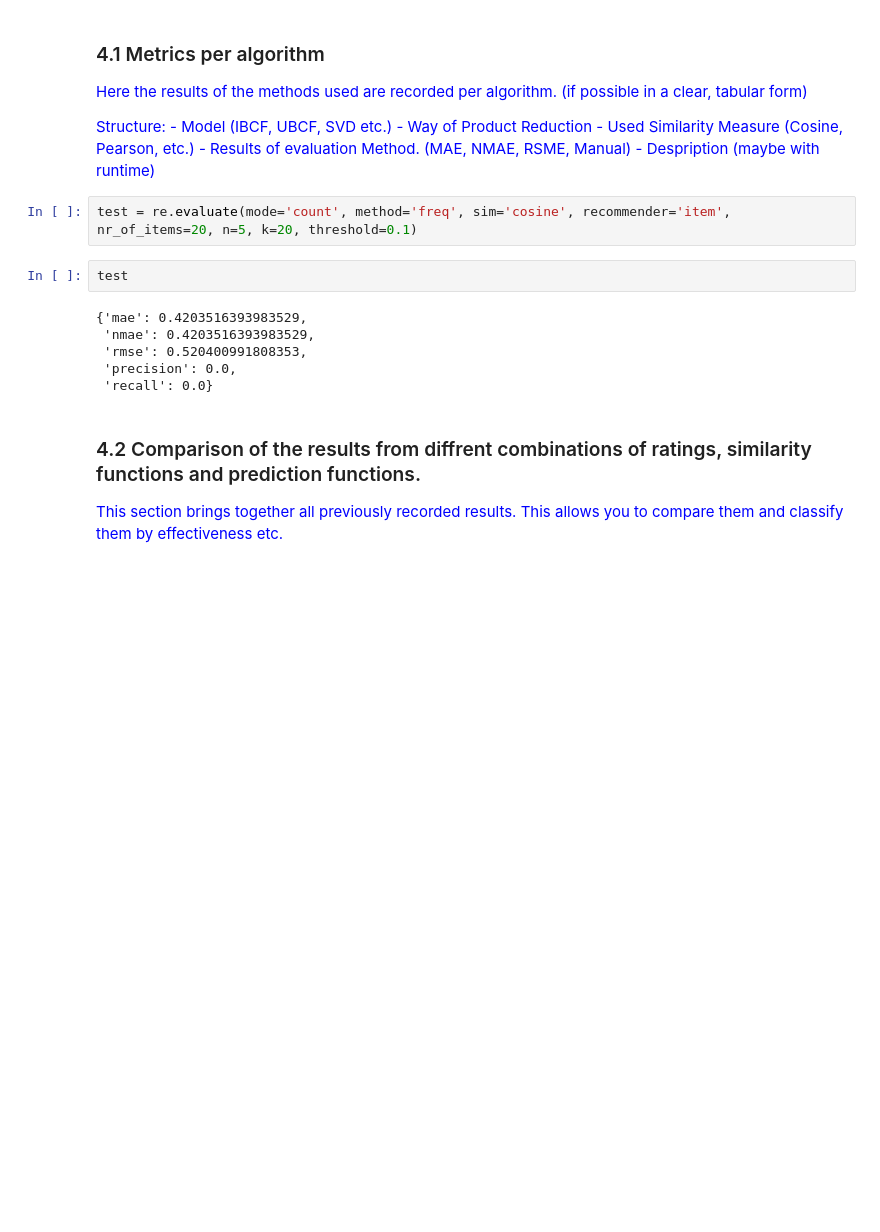
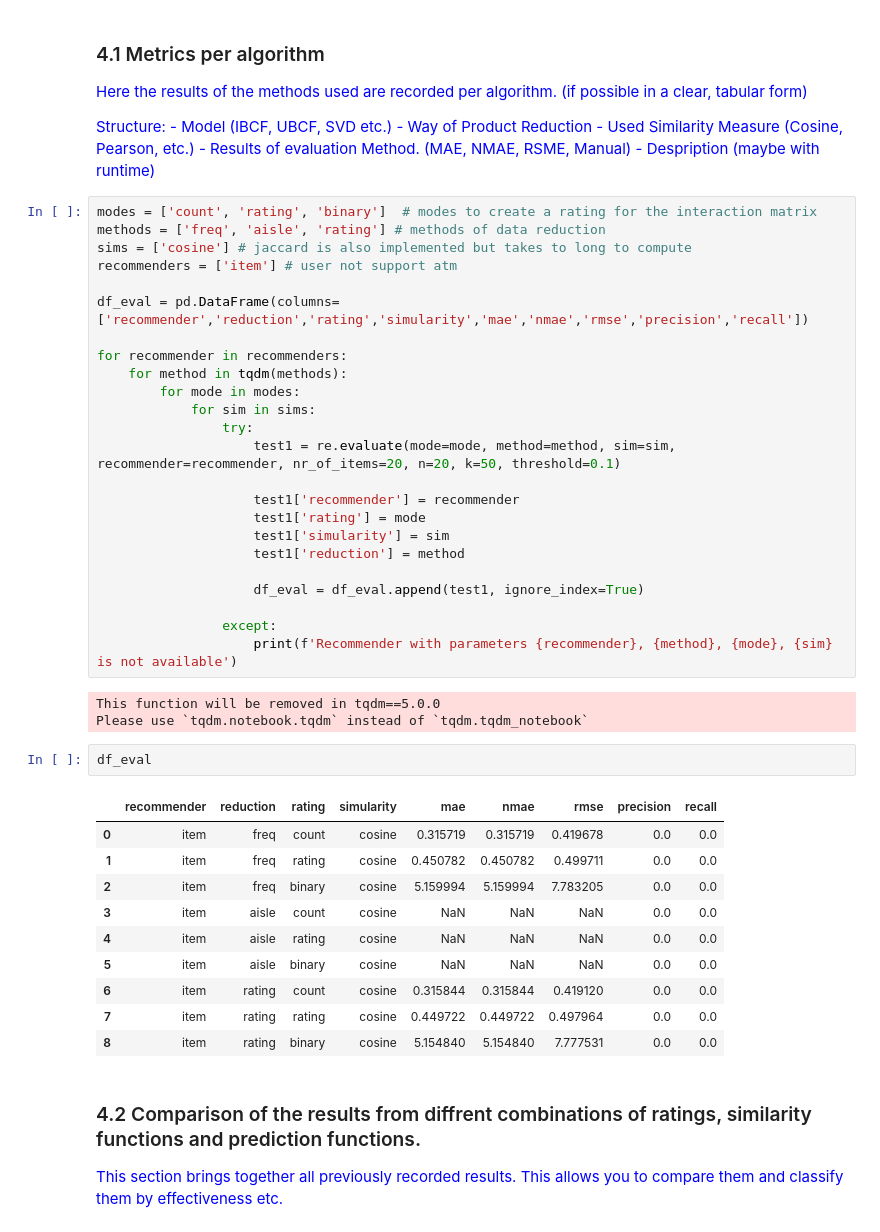
Before and after one commit to roman-studer/fhnw-ds-fs2020-recommender_systems, a Jupyter notebook: report/Documentation.ipynb, the cells around one changed output. Saved outputs shown, nothing was run; the diff lists cells and outputs as text; blank space fills up the shorter version.

Commit message:
added eval loop

```diff
--- a/report/Documentation.ipynb
+++ b/report/Documentation.ipynb
@@ -467,16 +594,46 @@ Structure:
 - Used Similarity Measure (Cosine, Pearson, etc.)
 - Results of evaluation Method. (MAE, NMAE, RSME, Manual)
 - Despription (maybe with runtime)</span>
-# %%
-test = re.evaluate(mode='count', method='freq', sim='cosine', recommender='item', nr_of_items=20, n=5, k=20, threshold=0.1)
-# %%
-test
-# %% [output]
-{'mae': 0.4203516393983529,
- 'nmae': 0.4203516393983529,
- 'rmse': 0.520400991808353,
- 'precision': 0.0,
- 'recall': 0.0}
+# %%
+modes = ['count', 'rating', 'binary']  # modes to create a rating for the interaction matrix
+methods = ['freq', 'aisle', 'rating'] # methods of data reduction
+sims = ['cosine'] # jaccard is also implemented but takes to long to compute
+recommenders = ['item'] # user not support atm
+
+df_eval = pd.DataFrame(columns=['recommender','reduction','rating','simularity','mae','nmae','rmse','precision','recall'])
+
+for recommender in recommenders:
+    for method in tqdm(methods):
+        for mode in modes:
+            for sim in sims:
+                try:
+                    test1 = re.evaluate(mode=mode, method=method, sim=sim, recommender=recommender, nr_of_items=20, n=20, k=50, threshold=0.1)
+
+                    test1['recommender'] = recommender
+                    test1['rating'] = mode
+                    test1['simularity'] = sim
+                    test1['reduction'] = method
+
+                    df_eval = df_eval.append(test1, ignore_index=True)
+
+                except:
+                    print(f'Recommender with parameters {recommender}, {method}, {mode}, {sim} is not available')
+# %% [output]
+This function will be removed in tqdm==5.0.0
+Please use `tqdm.notebook.tqdm` instead of `tqdm.tqdm_notebook`
+# %%
+df_eval
+# %% [output]
+|  | recommender | reduction | rating | simularity | mae | nmae | rmse | precision | recall |
+| 0 | item | freq | count | cosine | 0.315719 | 0.315719 | 0.419678 | 0.0 | 0.0 |
+| 1 | item | freq | rating | cosine | 0.450782 | 0.450782 | 0.499711 | 0.0 | 0.0 |
+| 2 | item | freq | binary | cosine | 5.159994 | 5.159994 | 7.783205 | 0.0 | 0.0 |
+| 3 | item | aisle | count | cosine | NaN | NaN | NaN | 0.0 | 0.0 |
+| 4 | item | aisle | rating | cosine | NaN | NaN | NaN | 0.0 | 0.0 |
+| 5 | item | aisle | binary | cosine | NaN | NaN | NaN | 0.0 | 0.0 |
+| 6 | item | rating | count | cosine | 0.315844 | 0.315844 | 0.419120 | 0.0 | 0.0 |
+| 7 | item | rating | rating | cosine | 0.449722 | 0.449722 | 0.497964 | 0.0 | 0.0 |
+| 8 | item | rating | binary | cosine | 5.154840 | 5.154840 | 7.777531 | 0.0 | 0.0 |
 # %% [markdown]
 ### 4.2 Comparison of the results from diffrent combinations of ratings, similarity functions and prediction functions.
 
```
Also changed, not shown: parts of 14 cells of this notebook, 2 other files.
